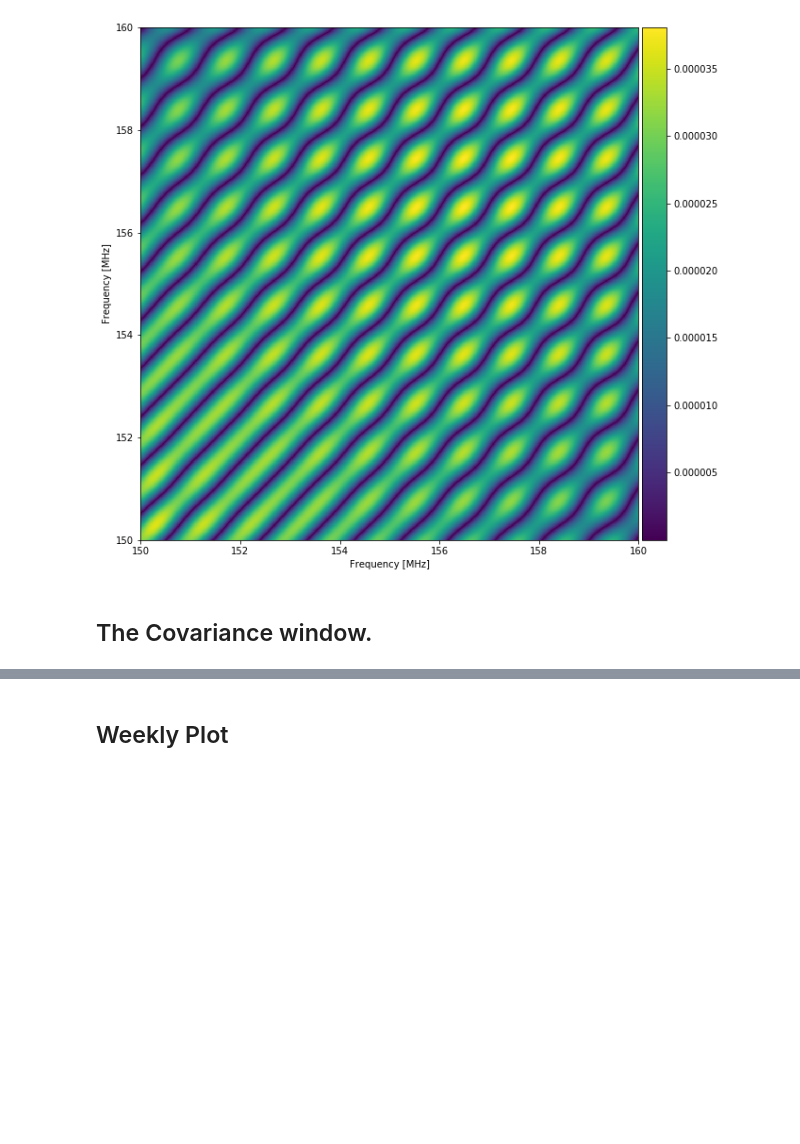
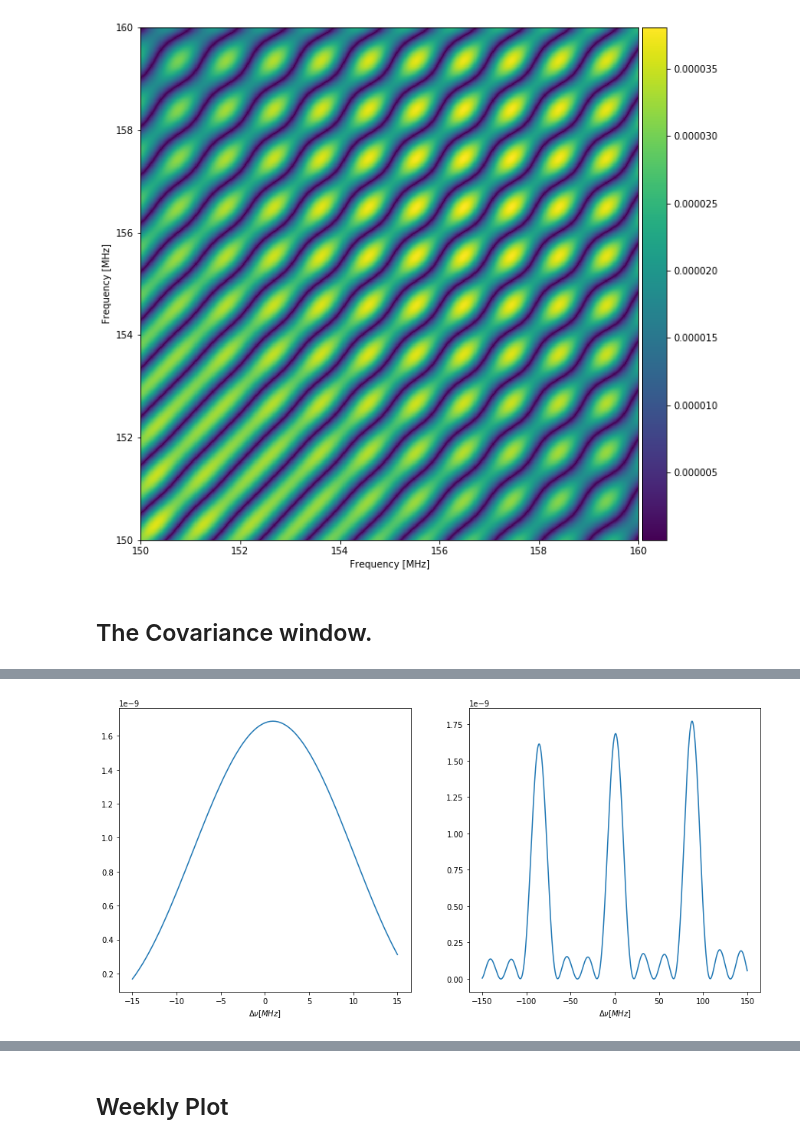
Before and after one commit to ronniyjoseph/Beam-Perturbations, a Jupyter notebook: Beam Covariance Re-do.ipynb, the cells around one changed output, grey strips where cells are left out. Drawn from its saved outputs; the diff is of its cells as text; code cells hidden in the pictures; blank space fills up the shorter version.

```diff
--- a/Beam Covariance Re-do.ipynb
+++ b/Beam Covariance Re-do.ipynb
@@ -1209,7 +1211,10 @@ window_ax.set_ylabel("Frequency [MHz]")
 # %% [markdown]
 ## The Covariance window.
 # %%
-def G(u1, u2, wavelength1, wavelength2):
+import powerbox
+
+
+def G(u1, u2, wavelength1, wavelength2, dx=1.1):
     sinc1 = numpy.sinc(numpy.pi*(2*u1 - 3*dx/wavelength1))*numpy.sinc(numpy.pi*(2*u2 - 3*dx/wavelength2))
     sinc2 = numpy.sinc(numpy.pi*(2*u1 + 3*dx/wavelength1))*numpy.sinc(numpy.pi*(2*u2 + 3*dx/wavelength2))
     sinc3 = numpy.sinc(numpy.pi*(2*u1 - dx/wavelength1))*numpy.sinc(numpy.pi*(2*u2 - dx/wavelength2))
@@ -1217,7 +1222,7 @@ def G(u1, u2, wavelength1, wavelength2):
 
     return 4*(sinc1 + sinc2 + sinc3 + sinc4)
 
-def F(u1, wavelength1):
+def F(u1, wavelength1, dx=1.1):
     sinc1 = numpy.sinc(numpy.pi*(2*u1 - 3*dx/wavelength1))
     sinc2 = numpy.sinc(numpy.pi*(2*u1 + 3*dx/wavelength1))
     sinc3 = numpy.sinc(numpy.pi*(2*u1 - dx/wavelength1))
@@ -1225,9 +1230,9 @@ def F(u1, wavelength1):
 
     return (sinc1 + sinc2 + sinc3 + sinc4)
 
-def window_function(u1,u2,v1,v2,wavelength1,wavelength2):
+def window_function(u1, u2, v1, v2, wavelength1, wavelength2):
     N = 4
-    window = 1/N**3*G(u1, u2, wavelength1, wavelength2)*G(v1, v2, wavelength1, wavelength2)- \
+    window = 1/N**3*G(u1, u2, wavelength1, wavelength2)*G(v1, v2, wavelength1, wavelength2) - \
     1/N**4*F(u1, wavelength1)*F(u2, wavelength2)*F(v1, wavelength1)*F(v2, wavelength2)
 
     return window
@@ -1287,0 +1239,44 @@ pyplot.show()
+# %%
+u1 = 10
+u2 = 10
+v1 = 10
+v2 = 10
+
+nu1 = 300e6
+short_range = numpy.linspace(-15,15, 101)*1e6
+long_range = numpy.linspace(-150, 150, 10000)*1e6
+
+wavelength1 = c/nu1
+wavelength_short = c/(nu1 + short_range)
+wavelength_long = c/(nu1 + long_range)
+
+short_window_nu = window_function(u1, u2, v1, v2, wavelength1, wavelength_short)
+long_window_nu = window_function(u1, u2, v1, v2, wavelength1, wavelength_long)
+
+
+shifted_window = numpy.fft.fftshift(short_range_window_nu)
+ft_window_nu, eta = powerbox.dft.fft(shifted_window, L = numpy.abs(max(short_range) - min(short_range)))
+
+
+
+
+
+figure = pyplot.figure(figsize = (15, 15))
+short_axes = figure.add_subplot(221)
+short_axes.plot(short_range/1e6, short_window_nu)
+short_axes.set_xlabel(r"$\Delta \nu [MHz]$")
+
+long_axes = figure.add_subplot(222)
+long_axes.plot(long_range/1e6, long_window_nu)
+long_axes.set_xlabel(r"$\Delta \nu [MHz]$")
+
+
+
+#ft_short_axes = figure.add_subplot(223)
+#ft_short_axes.plot(eta[0,:], ft_window_nu)
+#ft_short_axes.set_xlabel(r"$\Delta \eta [1/MHz]$")
+
+
+pyplot.show()
+# %% [output]
+[figure, added]
```
Also changed, not shown: parts of 5 cells of this notebook, 4 other files.
